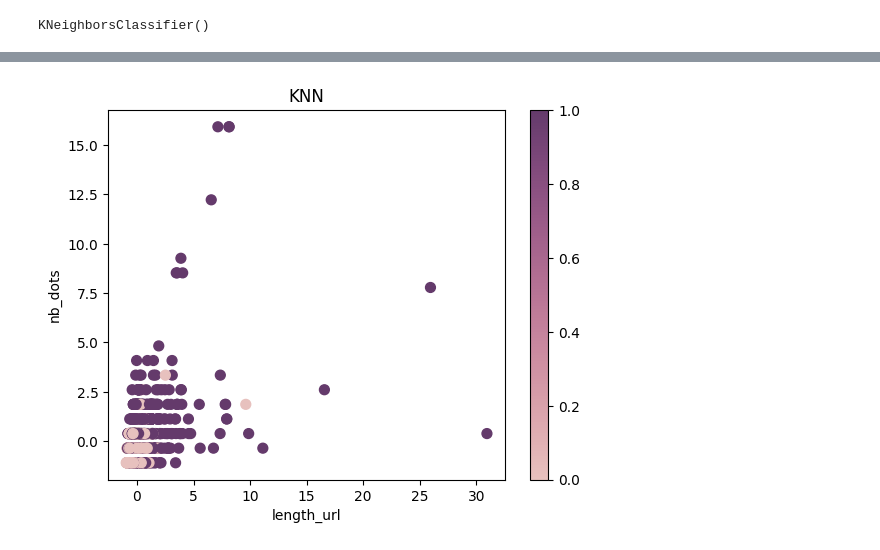
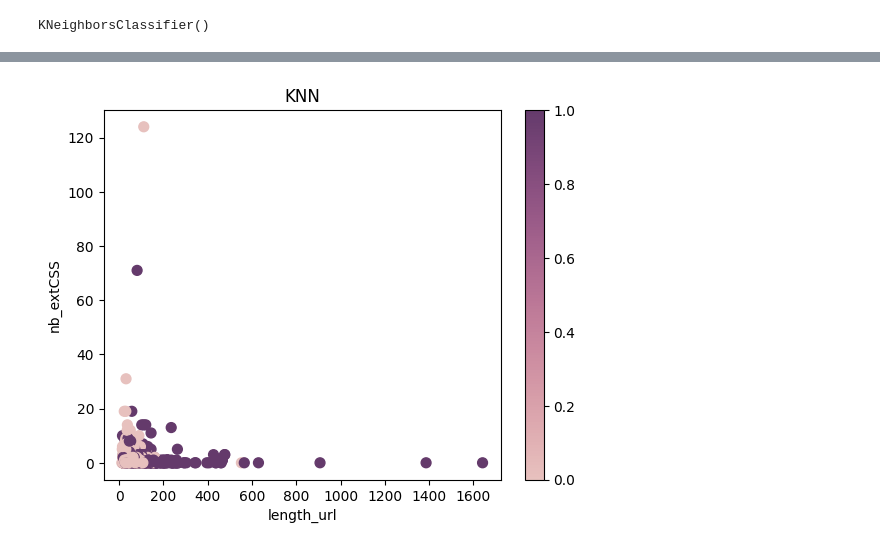
Before and after one commit to angelcast2002/Lab01-IA, a Jupyter notebook: lab01.ipynb, the cells around one changed output, grey strips where cells are left out. Drawn from its saved outputs; the diff is of its cells as text; code cells hidden in the pictures.

```diff
--- a/lab01.ipynb
+++ b/lab01.ipynb
@@ -568,3 +358,12 @@ X_test = scaler.transform(X_test)
+# %%
+# Dividimos el dataset en variables dependientes e independientes.
+from sklearn.model_selection import train_test_split
+X = df[['length_url', 'nb_extCSS']] # variables independientes
+y = df['status'] # variable dependiente
+# %%
+# Dividimos la data en entrenamiento y prueba.
+X_train, X_test, y_train, y_test = train_test_split(X, y, test_size=0.2, random_state=0)
+# 80% entrenamiento, 20% prueba
 # %%
 # Entrene el modelo con el algoritmo KNN
 from sklearn.neighbors import KNeighborsClassifier
@@ -599,16 +398,16 @@ weighted avg       0.80      0.80      0.80      2286
 # %%
 import seaborn as sns
 cmap = sns.cubehelix_palette(dark=.3, light=.8, as_cmap=True)
 f, ax = plt.subplots()
 points = ax.scatter(
-    X_test[:, 0], X_test[:, 1], c=y_test, s=50, cmap=cmap
+    X_test['length_url'], X_test['nb_extCSS'], c=y_test, s=50, cmap=cmap
 )
 f.colorbar(points)
 
 plt.xlabel('length_url')
-plt.ylabel('nb_dots')
+plt.ylabel('nb_extCSS')
 plt.title('KNN')
 
 plt.show()
 # %% [output]
-[figure, old version]
+[figure, new version]
```
Also changed, not shown: parts of 28 cells of this notebook.
